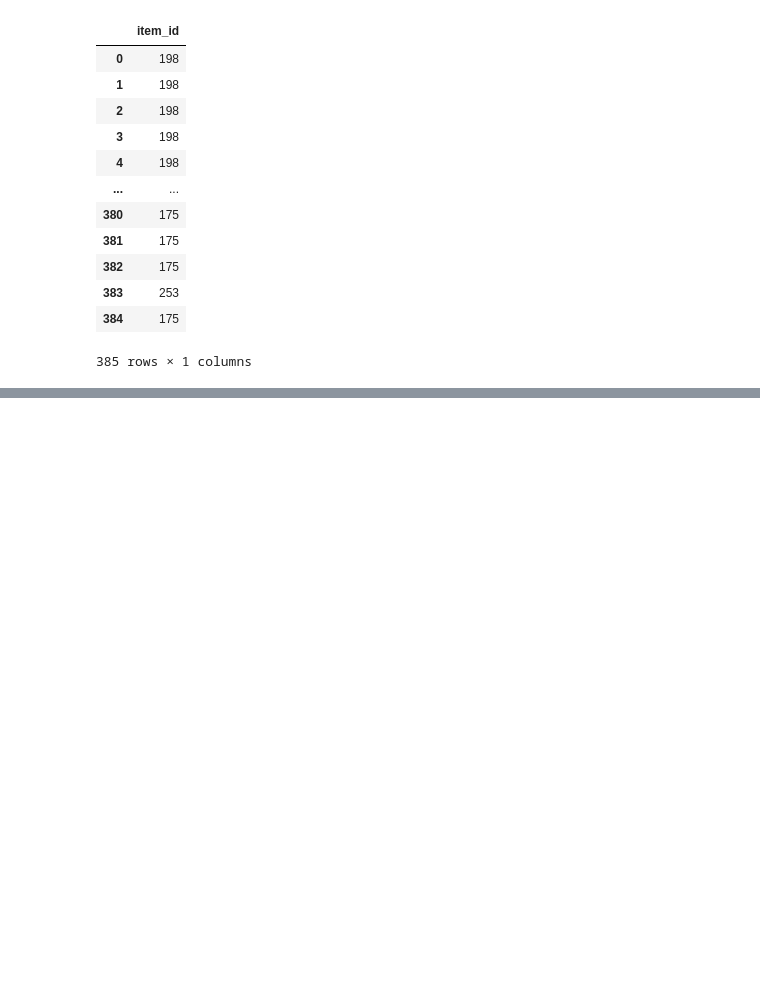
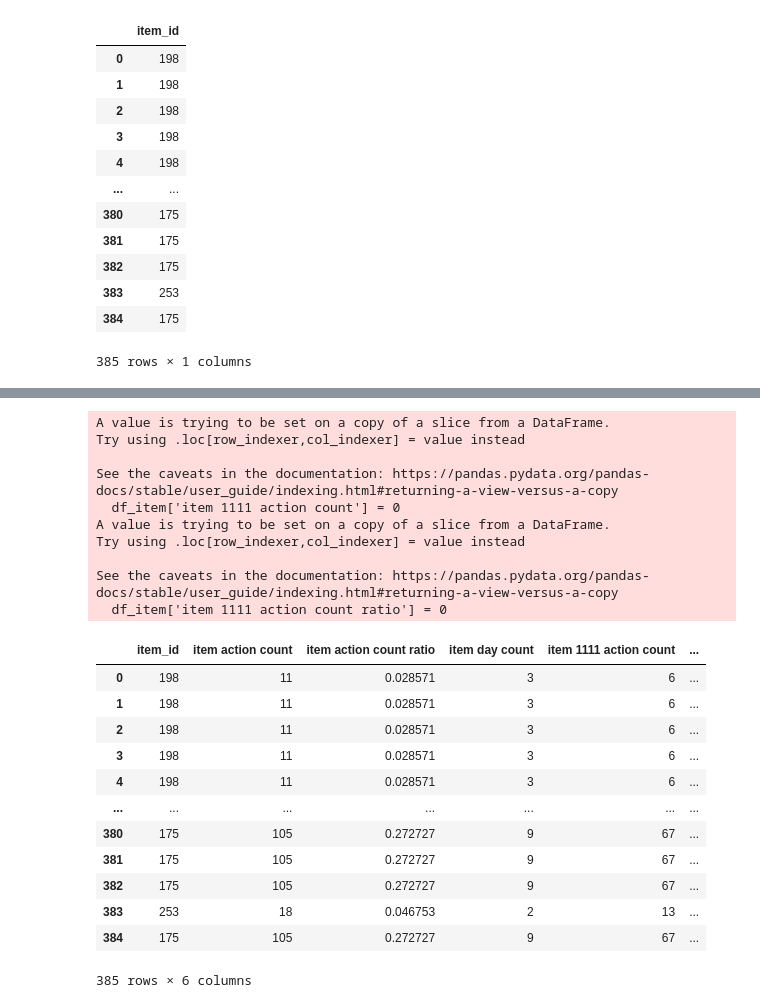
Before and after one commit to MrAlphalfa97/CECS_550, a Jupyter notebook: data_format1/Item Profile.ipynb, the cells around one changed output, grey strips where cells are left out. Saved outputs shown, nothing was run; the diff lists cells and outputs as text; code cells hidden in the pictures; blank space fills up the shorter version.

```diff
--- a/data_format1/Item Profile.ipynb
+++ b/data_format1/Item Profile.ipynb
@@ -58,0 +266,11 @@ df_item
+# %%
+actions_11 = {}
+
+# go through user_seller sub-dataframe and split entries by item_id:seller_id
+for index, row in df_11.iterrows():
+    if row['item_id'] not in actions_11:
+        # there may be multiple entries, so default with an empty list
+        actions_11[row["item_id"]] = []
+    actions_11[row["item_id"]].append(row["action_type"])
+
+actions_11
@@ -58,0 +295,5 @@ df_item
+# %%
+action_count_11 = {}
+for key in actions_11.keys():
+    action_count_11[key] = len(actions_11[key])
+action_count_11
@@ -58,0 +320,3 @@ df_item
+# %%
+total_action_count_11 = sum(action_count_11.values())
+total_action_count_11
@@ -58,0 +325,5 @@ df_item
+# %%
+action_count_ratio_11 = {}
+for key in action_count_11:
+    action_count_ratio_11[key] = action_count_11[key]/total_action_count_11
+action_count_ratio_11
@@ -58,0 +350,34 @@ df_item
+# %%
+df_item['item 1111 action count'] = 0
+df_item['item 1111 action count ratio'] = 0
+for index,row in df_item.iterrows():
+        if row['item_id'] in action_count_11.keys():
+            df_item.at[index, 'item 1111 action count'] = action_count_11[row['item_id']]
+        if row['item_id'] in action_count_ratio_11.keys():
+            df_item.at[index, 'item 1111 action count ratio'] = action_count_ratio_11[row['item_id']]
+
+df_item
+# %% [output]
+A value is trying to be set on a copy of a slice from a DataFrame.
+Try using .loc[row_indexer,col_indexer] = value instead
+
+See the caveats in the documentation: https://pandas.pydata.org/pandas-docs/stable/user_guide/indexing.html#returning-a-view-versus-a-copy
+  df_item['item 1111 action count'] = 0
+A value is trying to be set on a copy of a slice from a DataFrame.
+Try using .loc[row_indexer,col_indexer] = value instead
+
+See the caveats in the documentation: https://pandas.pydata.org/pandas-docs/stable/user_guide/indexing.html#returning-a-view-versus-a-copy
+  df_item['item 1111 action count ratio'] = 0
+|  | item_id | item action count | item action count ratio | item day count | item 1111 action count | ... |
+| 0 | 198 | 11 | 0.028571 | 3 | 6 | ... |
+| 1 | 198 | 11 | 0.028571 | 3 | 6 | ... |
+| 2 | 198 | 11 | 0.028571 | 3 | 6 | ... |
+| 3 | 198 | 11 | 0.028571 | 3 | 6 | ... |
+| 4 | 198 | 11 | 0.028571 | 3 | 6 | ... |
+| ... | ... | ... | ... | ... | ... | ... |
+| 380 | 175 | 105 | 0.272727 | 9 | 67 | ... |
+| 381 | 175 | 105 | 0.272727 | 9 | 67 | ... |
+| 382 | 175 | 105 | 0.272727 | 9 | 67 | ... |
+| 383 | 253 | 18 | 0.046753 | 2 | 13 | ... |
+| 384 | 175 | 105 | 0.272727 | 9 | 67 | ... |
+385 rows × 6 columns
```
Also changed, not shown: parts of 24 cells of this notebook.
